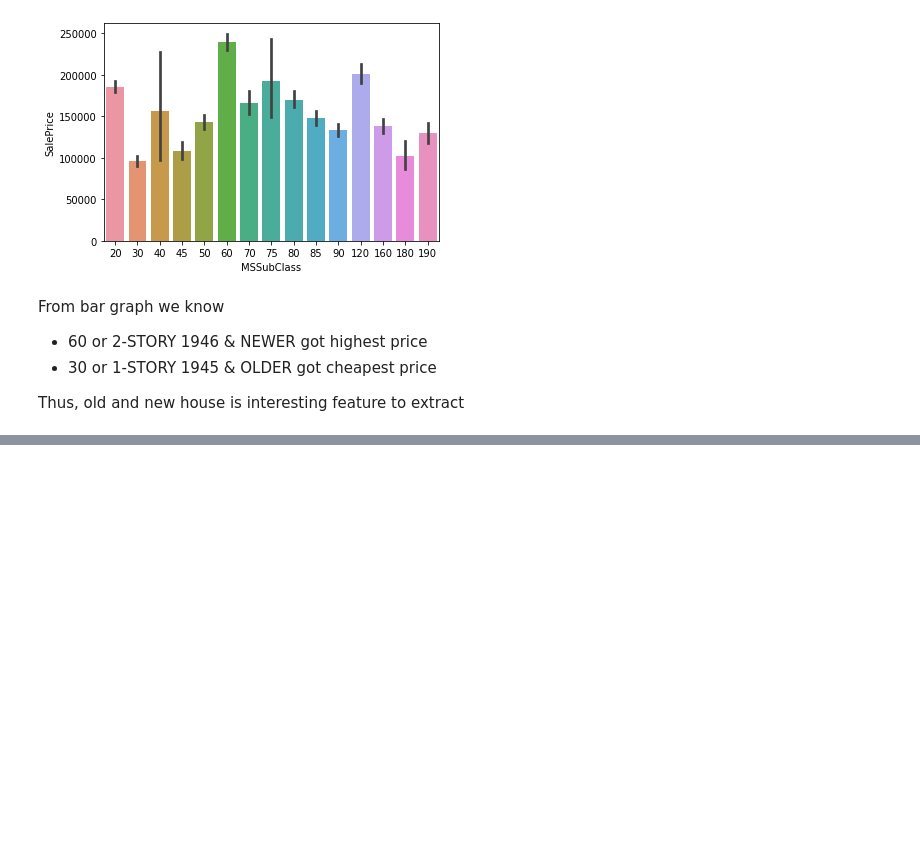
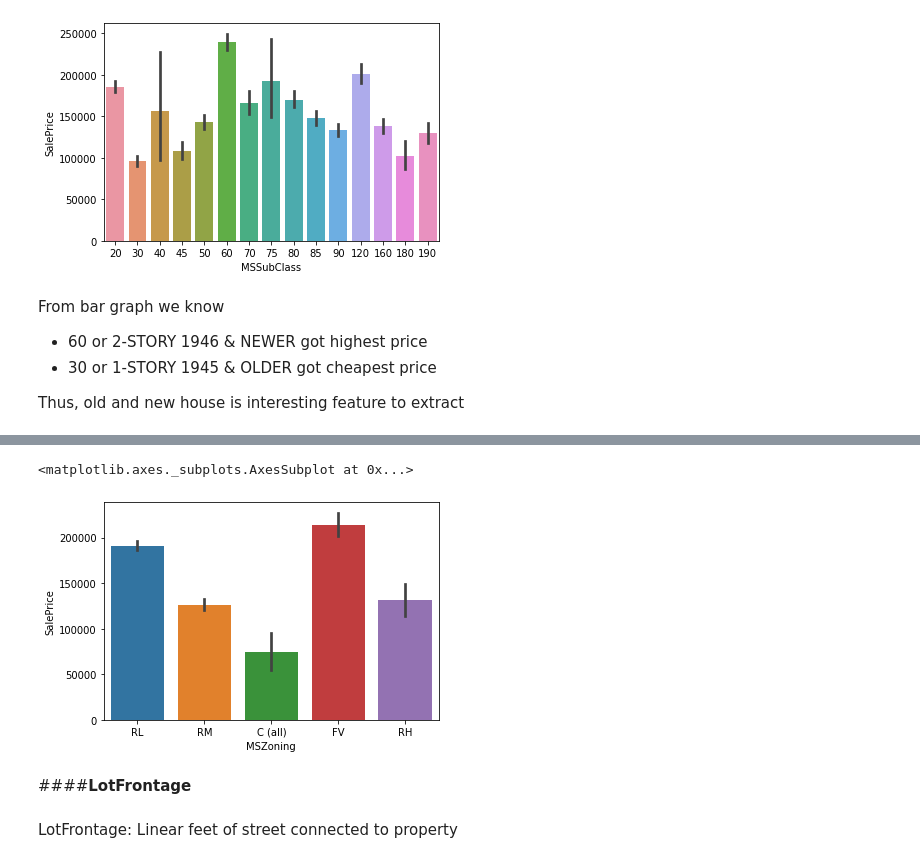
Before and after one commit to Sirabhop/Kaggle_Challenge, a Jupyter notebook: Challenge_2_House_Prices.ipynb, the cells around one changed output, grey strips where cells are left out. Cells and saved outputs as stored; diff of their text form; code cells hidden in the pictures; blank space fills up the shorter version.

```diff
--- a/Challenge_2_House_Prices.ipynb
+++ b/Challenge_2_House_Prices.ipynb
@@ -91,0 +115,9 @@ Thus, old and new house is interesting feature to extract
+# %%
+sns.barplot(data = df, x = 'MSZoning', y = 'SalePrice')
+# %% [output]
+<matplotlib.axes._subplots.AxesSubplot at 0x...>
+[figure, added]
+# %% [markdown]
+####**LotFrontage**
+# %% [markdown]
+LotFrontage: Linear feet of street connected to property
```
Also changed, not shown: parts of 28 cells of this notebook.
